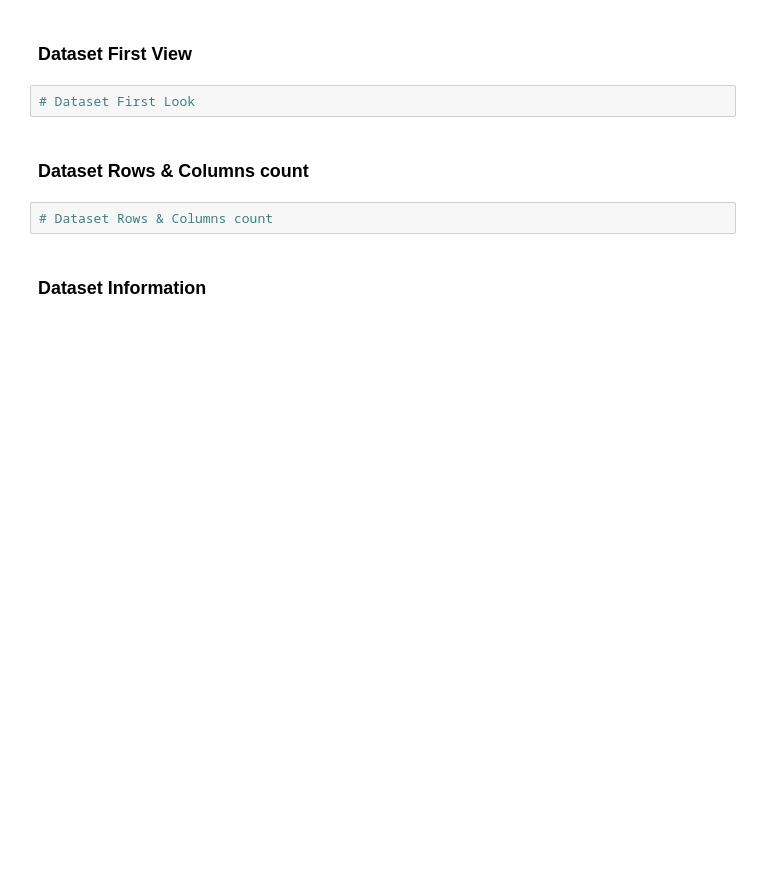
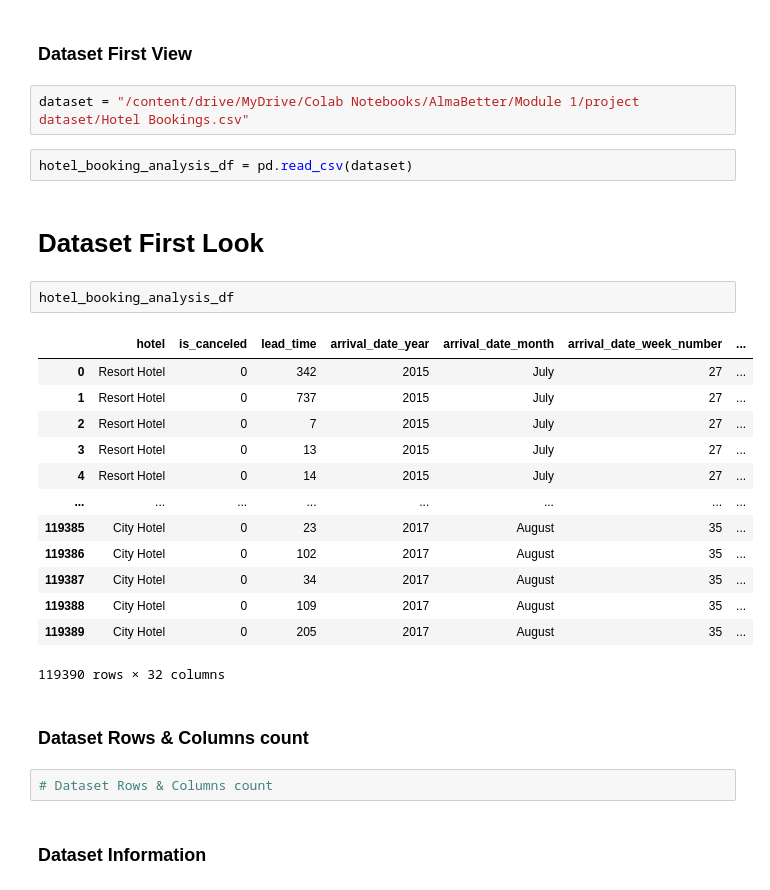
Before and after one commit to lovbundela240/Eda-_Hotel_booking_anaylsis, a Jupyter notebook: EDA_Hotel_Booking_Analysis.ipynb, the cells around one changed output. Drawn from its saved outputs; the diff is of its cells as text; blank space fills up the shorter version.

Commit message:
1st project day 1

```diff
--- a/EDA_Hotel_Booking_Analysis.ipynb
+++ b/EDA_Hotel_Booking_Analysis.ipynb
@@ -72,7 +84,27 @@ M - Multivariate Analysis
 # %% [markdown]
 ### Dataset First View
-# %%
-# Dataset First Look
+# %%
+dataset = "/content/drive/MyDrive/Colab Notebooks/AlmaBetter/Module 1/project dataset/Hotel Bookings.csv"
+# %%
+hotel_booking_analysis_df = pd.read_csv(dataset)
+# %% [markdown]
+# Dataset First Look
+# %%
+hotel_booking_analysis_df
+# %% [output]
+|  | hotel | is_canceled | lead_time | arrival_date_year | arrival_date_month | arrival_date_week_number | ... |
+| 0 | Resort Hotel | 0 | 342 | 2015 | July | 27 | ... |
+| 1 | Resort Hotel | 0 | 737 | 2015 | July | 27 | ... |
+| 2 | Resort Hotel | 0 | 7 | 2015 | July | 27 | ... |
+| 3 | Resort Hotel | 0 | 13 | 2015 | July | 27 | ... |
+| 4 | Resort Hotel | 0 | 14 | 2015 | July | 27 | ... |
+| ... | ... | ... | ... | ... | ... | ... | ... |
+| 119385 | City Hotel | 0 | 23 | 2017 | August | 35 | ... |
+| 119386 | City Hotel | 0 | 102 | 2017 | August | 35 | ... |
+| 119387 | City Hotel | 0 | 34 | 2017 | August | 35 | ... |
+| 119388 | City Hotel | 0 | 109 | 2017 | August | 35 | ... |
+| 119389 | City Hotel | 0 | 205 | 2017 | August | 35 | ... |
+119390 rows × 32 columns
 # %% [markdown]
 ### Dataset Rows & Columns count
 # %%
```
Also changed, not shown: parts of 4 cells of this notebook.
